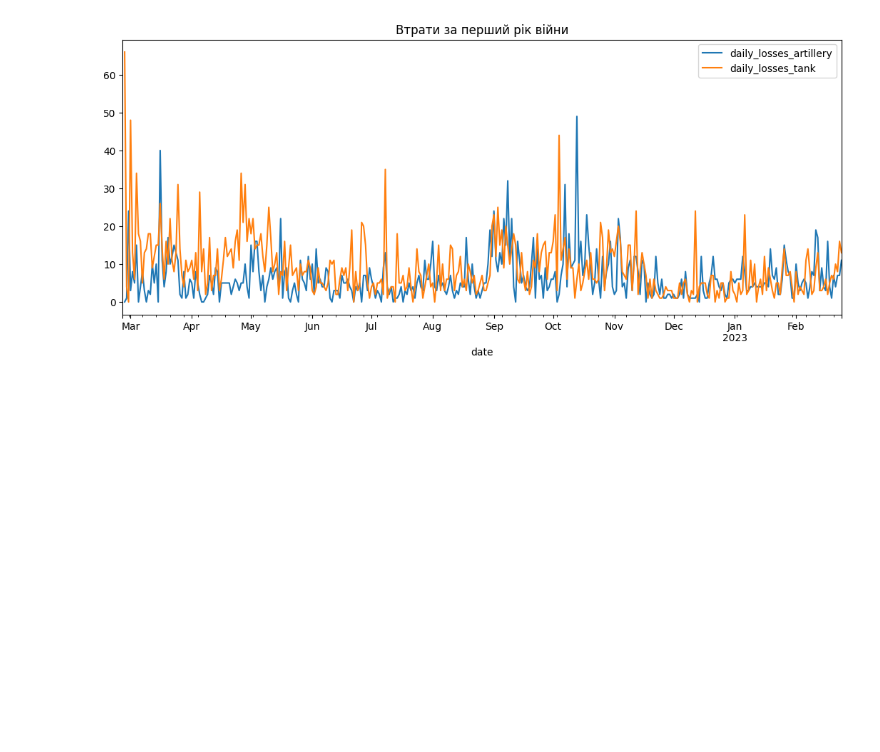
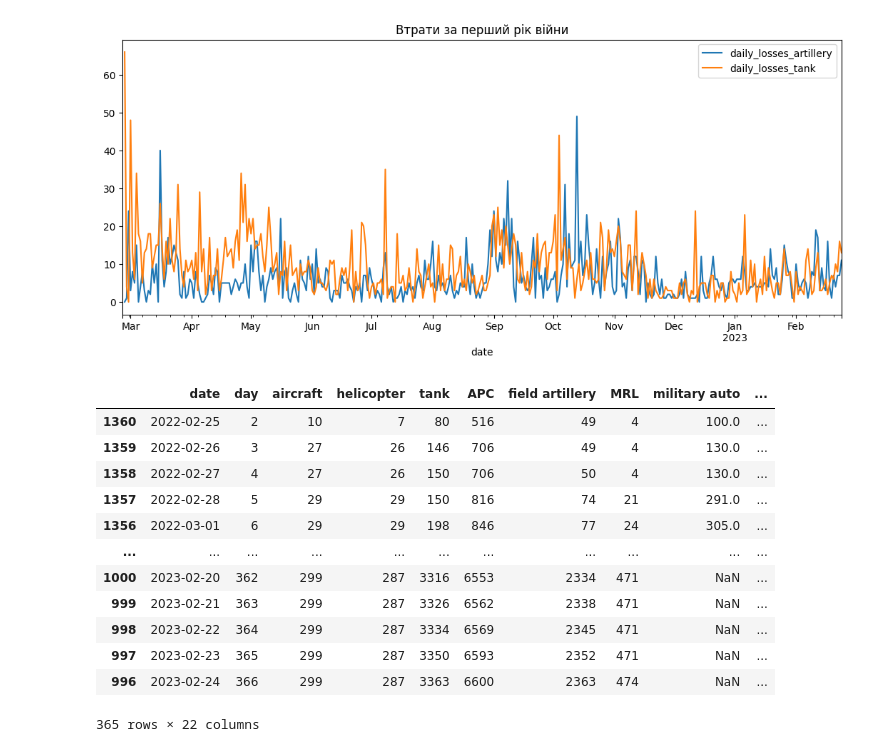
Before and after one commit to KsuTmkhva/jupytertasks, a Jupyter notebook: lab7.ipynb, the cells around one changed output. Saved outputs shown, nothing was run; the diff lists cells and outputs as text; code cells hidden in the pictures; blank space fills up the shorter version.

```diff
--- a/lab7.ipynb
+++ b/lab7.ipynb
@@ -129,3 +129,19 @@ first_year
 | 996 | 2023-02-24 | 11.0 | 13.0 |
 365 rows × 3 columns
 [figure]
+# %%
+df.head(365)
+# %% [output]
+|  | date | day | aircraft | helicopter | tank | APC | field artillery | MRL | military auto | ... |
+| 1360 | 2022-02-25 | 2 | 10 | 7 | 80 | 516 | 49 | 4 | 100.0 | ... |
+| 1359 | 2022-02-26 | 3 | 27 | 26 | 146 | 706 | 49 | 4 | 130.0 | ... |
+| 1358 | 2022-02-27 | 4 | 27 | 26 | 150 | 706 | 50 | 4 | 130.0 | ... |
+| 1357 | 2022-02-28 | 5 | 29 | 29 | 150 | 816 | 74 | 21 | 291.0 | ... |
+| 1356 | 2022-03-01 | 6 | 29 | 29 | 198 | 846 | 77 | 24 | 305.0 | ... |
+| ... | ... | ... | ... | ... | ... | ... | ... | ... | ... | ... |
+| 1000 | 2023-02-20 | 362 | 299 | 287 | 3316 | 6553 | 2334 | 471 | NaN | ... |
+| 999 | 2023-02-21 | 363 | 299 | 287 | 3326 | 6562 | 2338 | 471 | NaN | ... |
+| 998 | 2023-02-22 | 364 | 299 | 287 | 3334 | 6569 | 2345 | 471 | NaN | ... |
+| 997 | 2023-02-23 | 365 | 299 | 287 | 3350 | 6593 | 2352 | 471 | NaN | ... |
+| 996 | 2023-02-24 | 366 | 299 | 287 | 3363 | 6600 | 2363 | 474 | NaN | ... |
+365 rows × 22 columns
```
